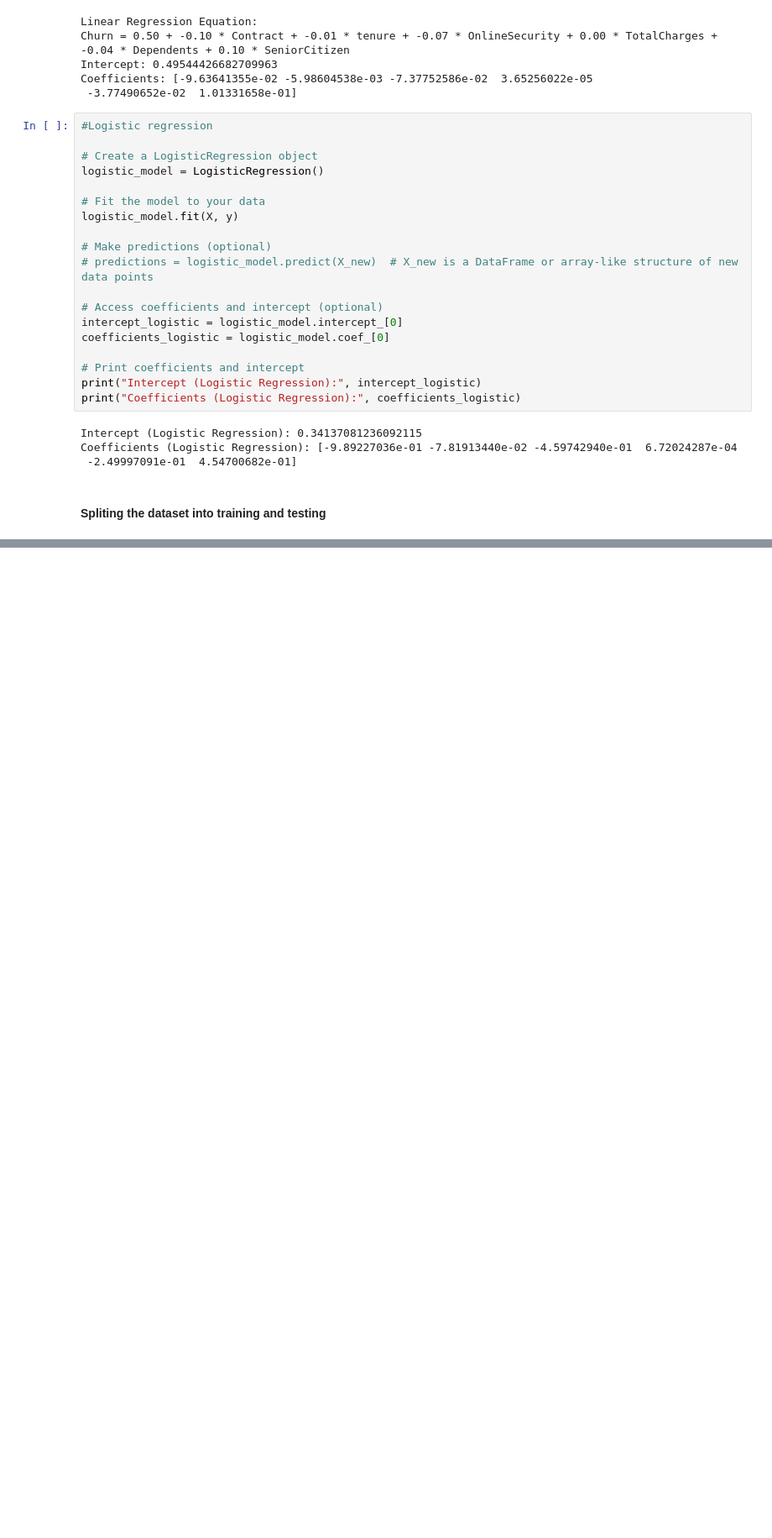
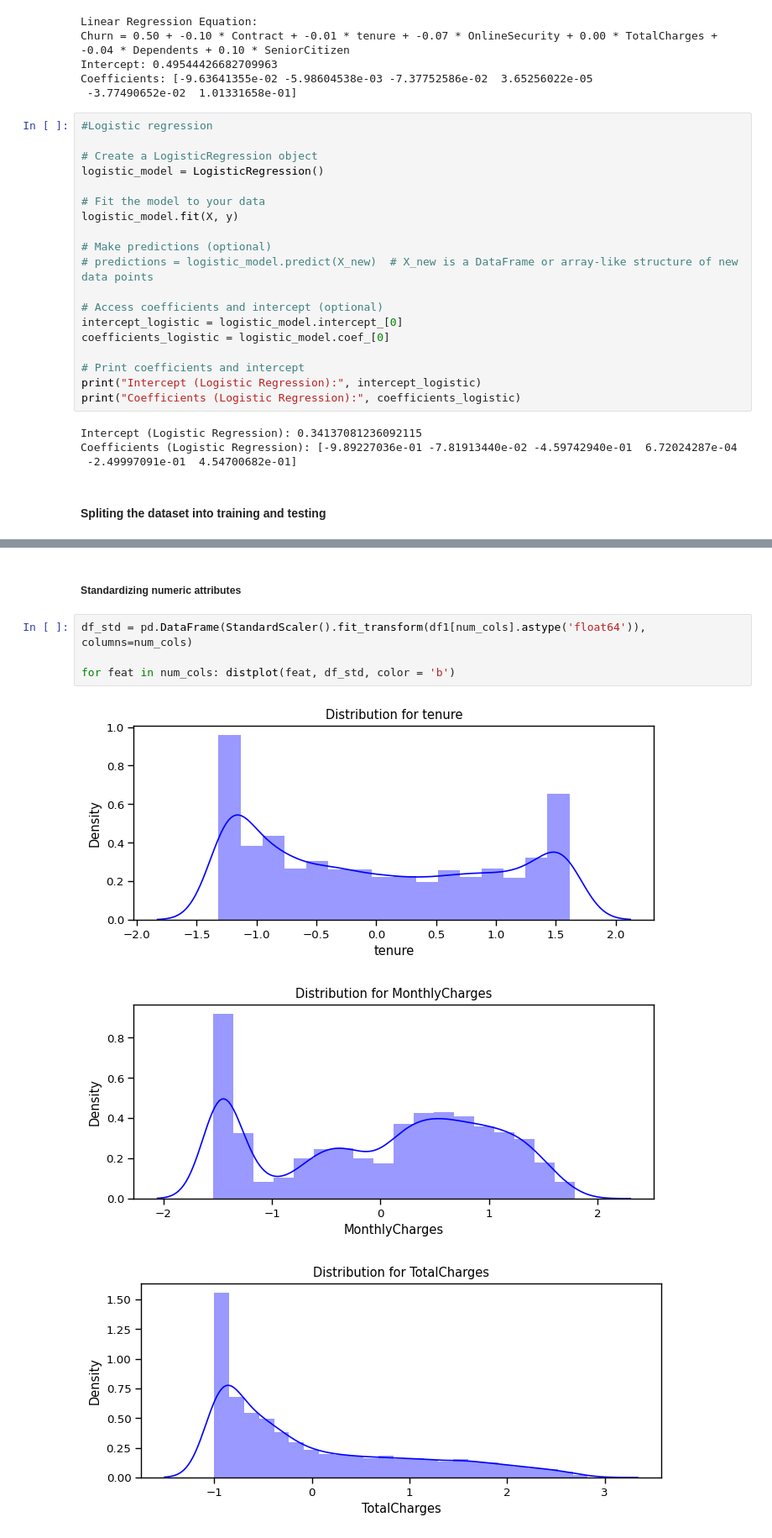
Before and after one commit to CheropS/Telco-Customer-Churn, a Jupyter notebook: index.ipynb, the cells around one changed output, grey strips where cells are left out. Shown at 84% size. Drawn from its saved outputs; the diff is of its cells as text; blank space fills up the shorter version.

```diff
--- a/index.ipynb
+++ b/index.ipynb
@@ -513,0 +532,10 @@ Coefficients (Logistic Regression): [-9.89227036e-01 -7.81913440e-02 -4.59742940
+# %% [markdown]
+##### Standardizing numeric attributes
+# %%
+df_std = pd.DataFrame(StandardScaler().fit_transform(df1[num_cols].astype('float64')), columns=num_cols)
+
+for feat in num_cols: distplot(feat, df_std, color = 'b')
+# %% [output]
+[figure, added]
+[figure, added]
+[figure, added]
```
Also changed, not shown: parts of 10 cells of this notebook.
